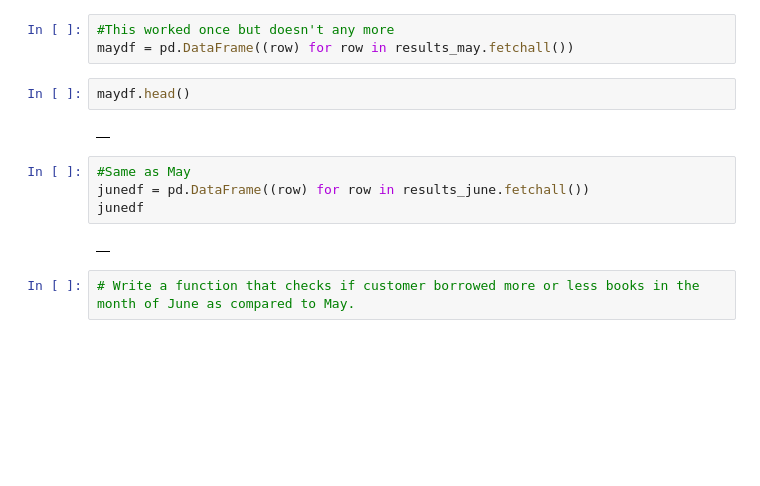
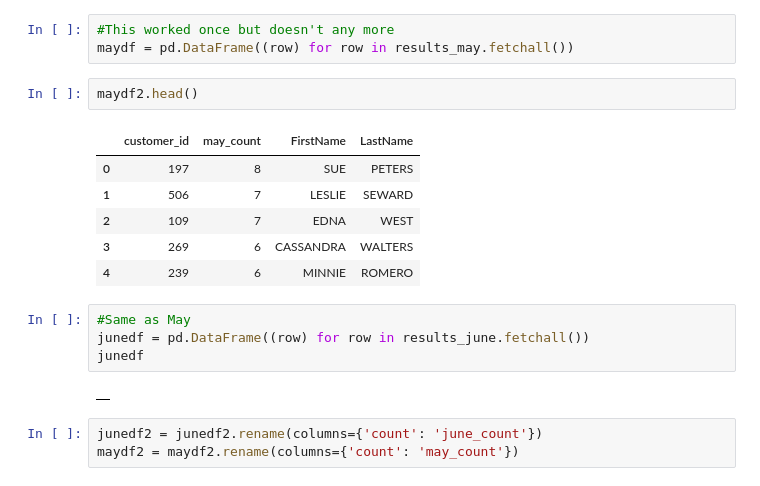
Before and after one commit to signalcdn/Iron-Brett, a Jupyter notebook: Labs/Lab 8 Python.ipynb, the cells around one changed output. Cells and saved outputs as stored; diff of their text form; blank space fills up the shorter version.

```diff
--- a/Labs/Lab 8 Python.ipynb
+++ b/Labs/Lab 8 Python.ipynb
@@ -75,14 +99,20 @@ junedf2.head()
 #This worked once but doesn't any more
 maydf = pd.DataFrame((row) for row in results_may.fetchall())
 # %%
-maydf.head()
+maydf2.head()
 # %% [output]
-|  |
+|  | customer_id | may_count | FirstName | LastName |
+| 0 | 197 | 8 | SUE | PETERS |
+| 1 | 506 | 7 | LESLIE | SEWARD |
+| 2 | 109 | 7 | EDNA | WEST |
+| 3 | 269 | 6 | CASSANDRA | WALTERS |
+| 4 | 239 | 6 | MINNIE | ROMERO |
 # %%
 #Same as May
 junedf = pd.DataFrame((row) for row in results_june.fetchall())
 junedf
 # %% [output]
 |  |
-# %%
-# Write a function that checks if customer borrowed more or less books in the month of June as compared to May.
+# %%
+junedf2 = junedf2.rename(columns={'count': 'june_count'})
+maydf2 = maydf2.rename(columns={'count': 'may_count'})
```
Also changed, not shown: parts of 13 cells of this notebook.
